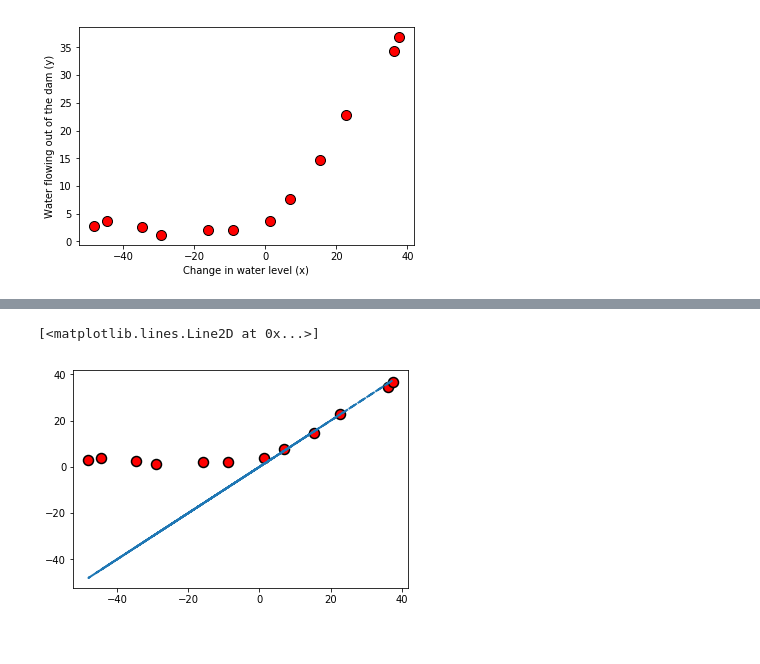
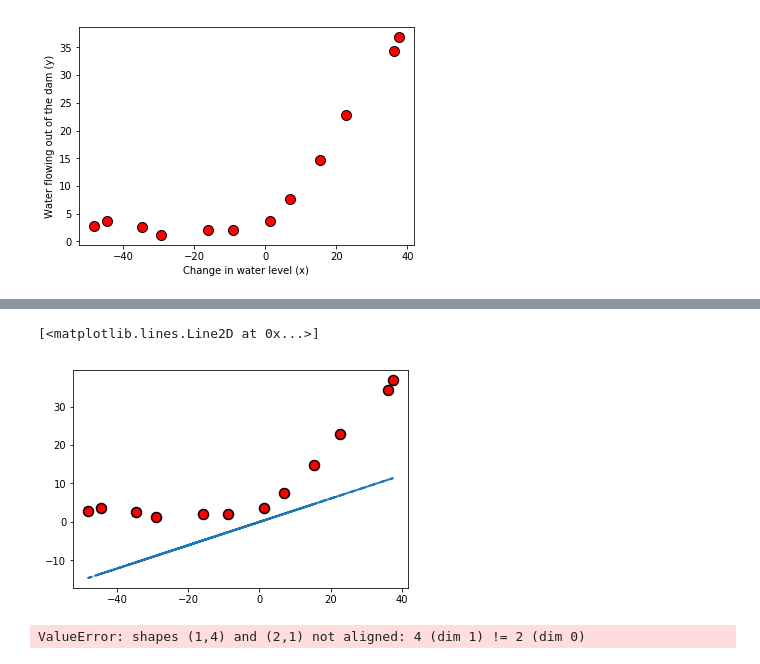
Before and after one commit to JeonJunHyuk/MachineLearningExercise, a Jupyter notebook: ex5.ipynb, the cells around one changed output, grey strips where cells are left out. Cells and saved outputs as stored; diff of their text form; code cells hidden in the pictures.

```diff
--- a/ex5.ipynb
+++ b/ex5.ipynb
@@ -22,15 +22,16 @@ Text(0, 0.5, 'Water flowing out of the dam (y)')
 def linearRegCostFunction(X,y,theta,lambda_=0.0):
     m = y.size
     J = 0
-    theta=theta.reshape((2,1))
-    grad = np.zeros(theta.shape)
 
+    grad = np.zeros((2,1))
+    theta=theta.reshape(2,1)
     X = np.concatenate([np.ones(X.shape),X],axis=1)
     prediction = X.dot(theta)
 
     temp = theta
     temp[0] = 0
     J = 1.0/(2.0*m)*(np.sum((prediction-y)**2))+lambda_/(2.0*m)*(np.sum(temp**2))
+
     grad = 1.0/m*X.T.dot(prediction-y)+lambda_/m*temp
 
     return J, grad
@@ -44,3 +44,0 @@ J, grad
-# %%
-itheta=np.zeros((2,1))
-itheta
@@ -50,3 +64,10 @@ array([[0.],
+# %%
+def trainLinearReg(objfunc, X, y, lambda_=0, maxiter = 200):
+    itheta=np.ones(2)
+    costgradF = lambda t : objfunc(X,y,t,lambda_)
+    res = optimize.minimize(costgradF,itheta,jac=True,method='tnc',options={'maxiter':maxiter})
+
+    return res.x
 # %%
-costgradF = lambda t: linearRegCostFunction(X,y,t,lambda_)
-lambda_=0
+theta = trainLinearReg(linearRegCostFunction,X,y,lambda_=0,maxiter=200)
+theta
@@ -66,7 +76,6 @@ res
 # %%
-optheta = res.x
 pyplot.plot(X,y,'ro',ms=10,mec='k',mew=1.5)
 pyplot.plot(X,np.dot(np.concatenate([np.ones((12,1)),X],axis=1),theta),'--',lw=2)
 # %% [output]
 [<matplotlib.lines.Line2D at 0x...>]
-[figure, old version]
+[figure, new version]
@@ -72,0 +101,5 @@ pyplot.plot(X,np.dot(np.concatenate([np.ones((12,1)),X],axis=1),theta),'--',lw=2
+# %%
+error_train, error_val = LearinngCurve(X,y,Xval,yval,lambda_=0)
+pyplot.plot(np.arange(1,m+1), error_train,np.arange(1,m+1),error_val, lw=2)
+# %% [output]
+ValueError: shapes (1,4) and (2,1) not aligned: 4 (dim 1) != 2 (dim 0)
```
Also changed, not shown: parts of 10 cells of this notebook.
